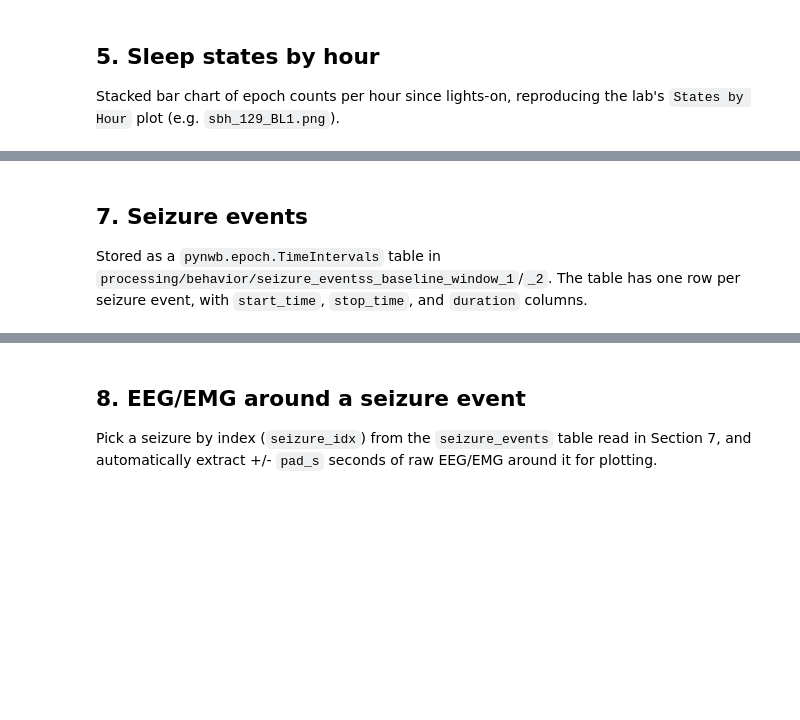
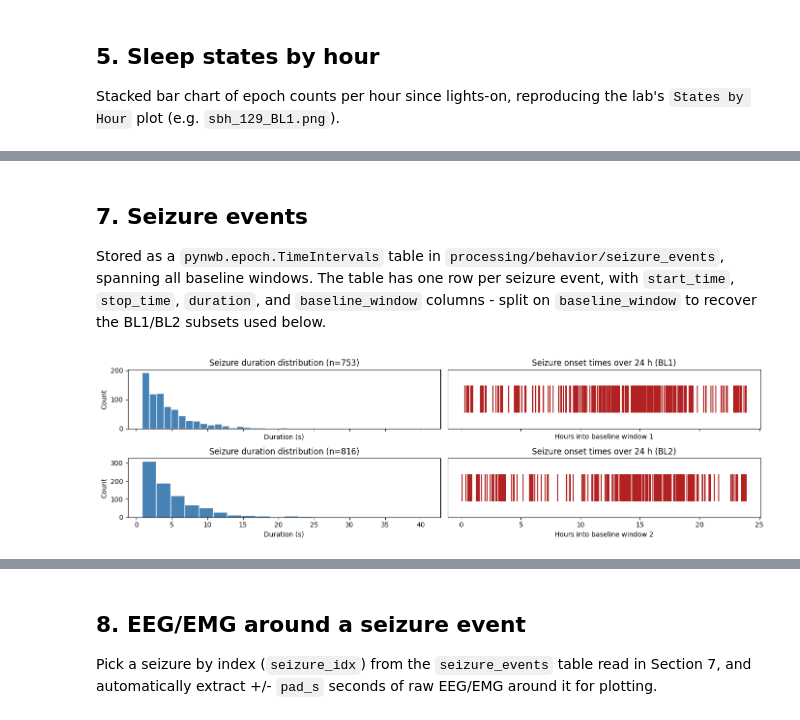
Before and after one commit to catalystneuro/gonzalez-sulser-lab-to-nwb, a Jupyter notebook: notebooks/read_grin2b_line_tutorial.ipynb, the cells around one changed output, grey strips where cells are left out. Drawn from its saved outputs; the diff is of its cells as text; code cells hidden in the pictures; blank space fills up the shorter version.

```diff
--- a/notebooks/read_grin2b_line_tutorial.ipynb
+++ b/notebooks/read_grin2b_line_tutorial.ipynb
@@ -344,50 +495,53 @@ plt.show()
 # %% [markdown]
 ## 7. Seizure events
 
-Stored as a `pynwb.epoch.TimeIntervals` table in `processing/behavior/seizure_eventss_baseline_window_1`/`_2`.
-The table has one row per seizure event, with `start_time`, `stop_time`, and `duration` columns.
+Stored as a `pynwb.epoch.TimeIntervals` table in
+`processing/behavior/seizure_events`, spanning all baseline windows. The table has one
+row per seizure event, with `start_time`, `stop_time`, `duration`, and `baseline_window`
+columns - split on `baseline_window` to recover the BL1/BL2 subsets used below.
 # %%
-seizure_table = behavior["seizure_events_baseline_window_1"]
-seizure_df = seizure_table.to_dataframe()
+seizure_df = behavior["seizure_events"].to_dataframe()
+seizure_df_bl1 = seizure_df[seizure_df["baseline_window"] == "baseline_window_1"]
 
-start_times = seizure_df["start_time"].to_numpy()
-stop_times = seizure_df["stop_time"].to_numpy()
-durations = seizure_df["duration"].to_numpy()
+start_times_bl1 = seizure_df_bl1["start_time"].to_numpy()
+stop_times_bl1 = seizure_df_bl1["stop_time"].to_numpy()
+durations_bl1 = seizure_df_bl1["duration"].to_numpy()
 
 fig, axes = plt.subplots(2, 2, figsize=(14, 4), sharex="col")
 
 # Duration histogram
-axes[0][0].hist(durations, bins=20, color="steelblue", edgecolor="white")
+axes[0][0].hist(durations_bl1, bins=20, color="steelblue", edgecolor="white")
 axes[0][0].set_xlabel("Duration (s)")
 axes[0][0].set_ylabel("Count")
-axes[0][0].set_title(f"Seizure duration distribution (n={len(durations)})")
+axes[0][0].set_title(f"Seizure duration distribution (n={len(durations_bl1)})")
 
 # Event timeline relative to BL1 window start
-rel_start = (start_times - bl1_start_time) / 3600
-axes[0][1].eventplot(rel_start, lineoffsets=0, linelengths=0.5, color="firebrick")
+rel_start_bl1 = (start_times_bl1 - bl1_start_time) / 3600
+axes[0][1].eventplot(rel_start_bl1, lineoffsets=0, linelengths=0.5, color="firebrick")
 axes[0][1].set_xlabel("Hours into baseline window 1")
 axes[0][1].set_yticks([])
 axes[0][1].set_title("Seizure onset times over 24 h (BL1)")
 
-seizure_table = behavior["seizure_events_baseline_window_2"]
-seizure_df = seizure_table.to_dataframe()
+seizure_df_bl2 = seizure_df[seizure_df["baseline_window"] == "baseline_window_2"]
 
-start_times = seizure_df["start_time"].to_numpy()
-stop_times = seizure_df["stop_time"].to_numpy()
-durations = seizure_df["duration"].to_numpy()
+start_times_bl2 = seizure_df_bl2["start_time"].to_numpy()
+stop_times_bl2 = seizure_df_bl2["stop_time"].to_numpy()
+durations_bl2 = seizure_df_bl2["duration"].to_numpy()
 
 # Duration histogram
-axes[1][0].hist(durations, bins=20, color="steelblue", edgecolor="white")
+axes[1][0].hist(durations_bl2, bins=20, color="steelblue", edgecolor="white")
 axes[1][0].set_xlabel("Duration (s)")
 axes[1][0].set_ylabel("Count")
-axes[1][0].set_title(f"Seizure duration distribution (n={len(durations)})")
+axes[1][0].set_title(f"Seizure duration distribution (n={len(durations_bl2)})")
 
 # Event timeline relative to BL1 window start
-rel_start = (start_times - bl2_start_time) / 3600
-axes[1][1].eventplot(rel_start, lineoffsets=0, linelengths=0.5, color="firebrick")
+rel_start_bl2 = (start_times_bl2 - bl2_start_time) / 3600
+axes[1][1].eventplot(rel_start_bl2, lineoffsets=0, linelengths=0.5, color="firebrick")
 axes[1][1].set_xlabel("Hours into baseline window 2")
 axes[1][1].set_yticks([])
 axes[1][1].set_title("Seizure onset times over 24 h (BL2)")
 
 plt.tight_layout()
 plt.show()
+# %% [output]
+[figure, added]
```
Also changed, not shown: parts of 23 cells of this notebook.
